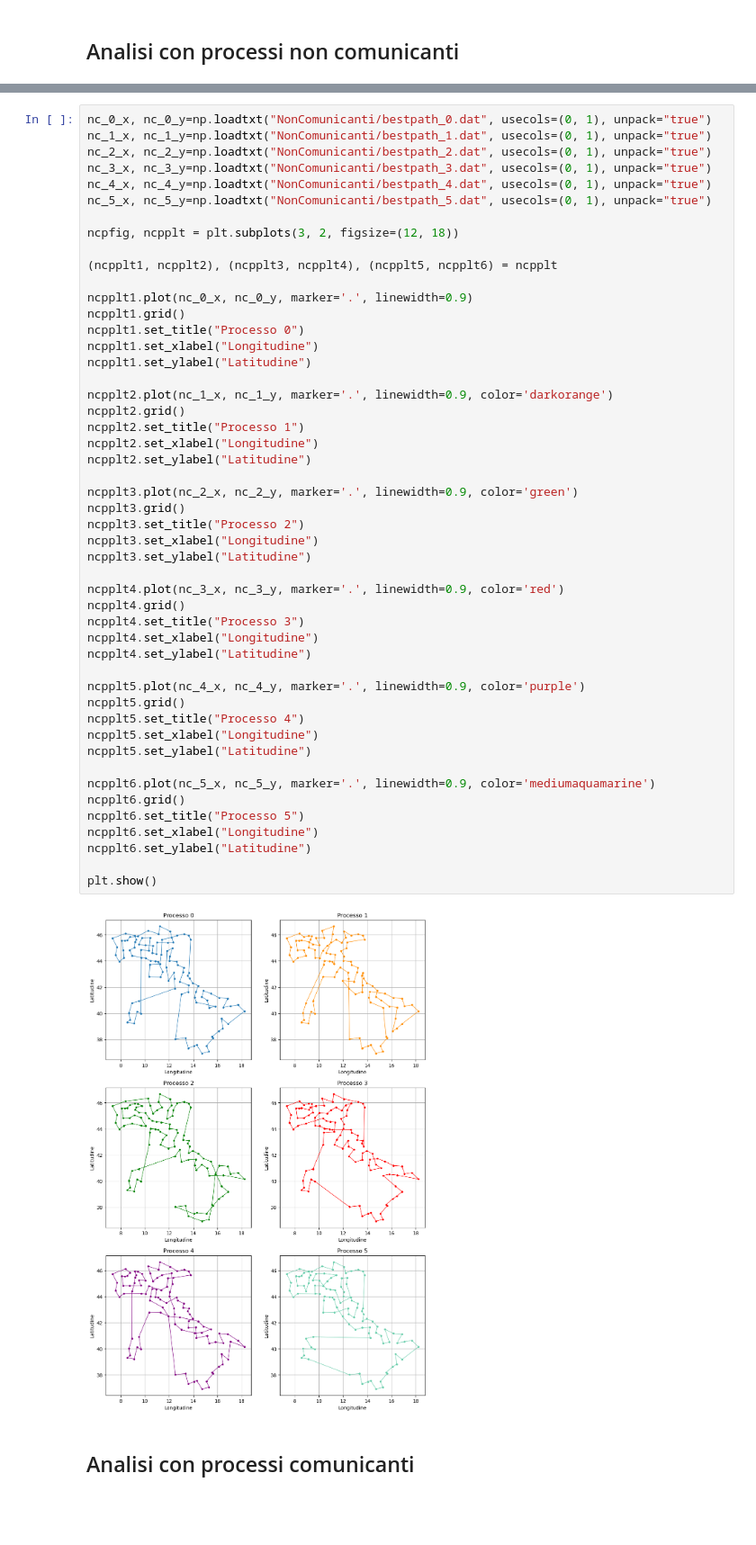
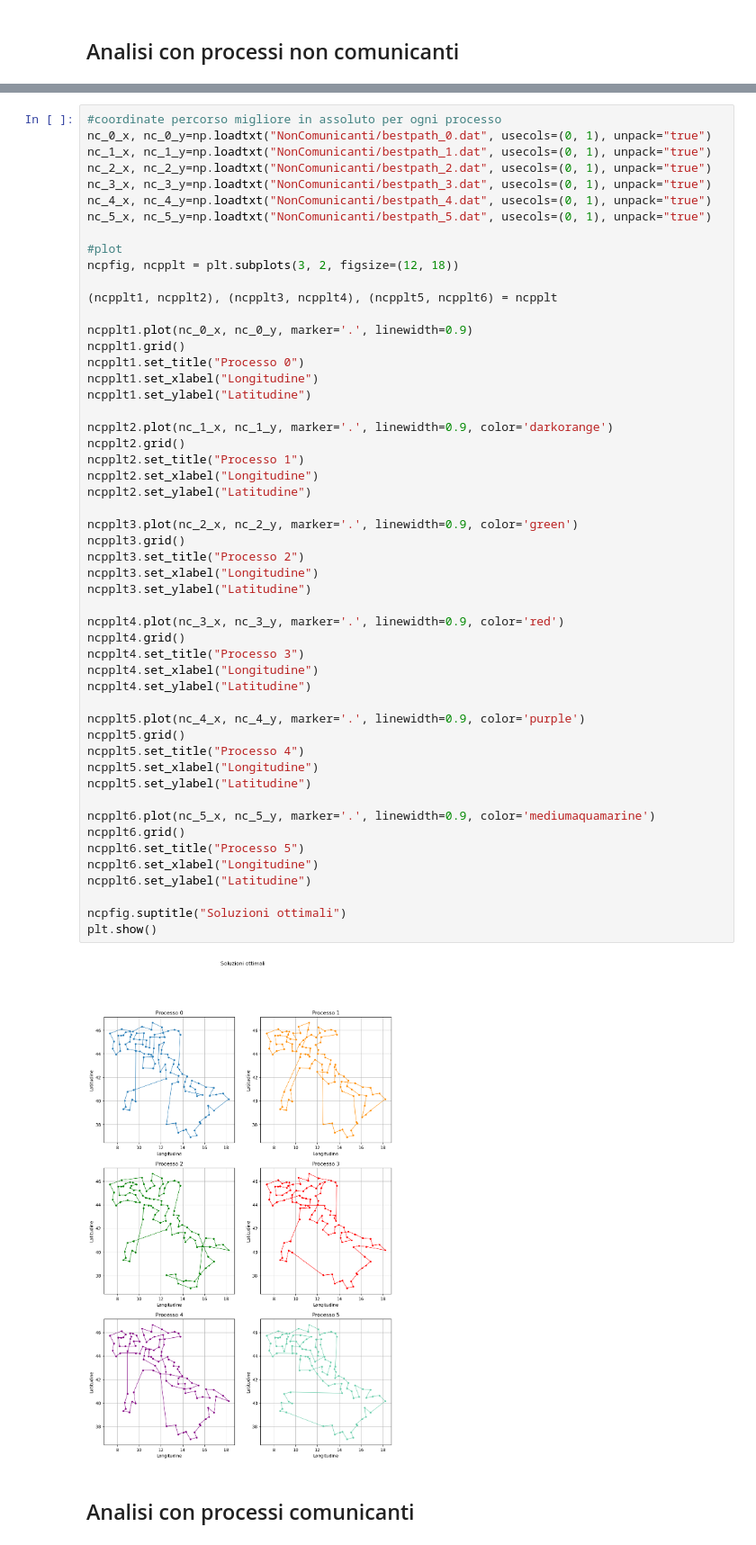
Before and after one commit to angela-bonato/LaboratorioSimulazioneNumerica, a Jupyter notebook: Es10/Esercitazione10.ipynb, the cells around one changed output, grey strips where cells are left out. Shown at 90% size. Drawn from its saved outputs; the diff is of its cells as text; blank space fills up the shorter version.

```diff
--- a/Es10/Esercitazione10.ipynb
+++ b/Es10/Esercitazione10.ipynb
@@ -62,4 +73,5 @@ plt.show()
 # %%
+#coordinate percorso migliore in assoluto per ogni processo
 nc_0_x, nc_0_y=np.loadtxt("NonComunicanti/bestpath_0.dat", usecols=(0, 1), unpack="true")
 nc_1_x, nc_1_y=np.loadtxt("NonComunicanti/bestpath_1.dat", usecols=(0, 1), unpack="true")
 nc_2_x, nc_2_y=np.loadtxt("NonComunicanti/bestpath_2.dat", usecols=(0, 1), unpack="true")
@@ -67,6 +79,7 @@ nc_3_x, nc_3_y=np.loadtxt("NonComunicanti/bestpath_3.dat", usecols=(0, 1), unpac
 nc_4_x, nc_4_y=np.loadtxt("NonComunicanti/bestpath_4.dat", usecols=(0, 1), unpack="true")
 nc_5_x, nc_5_y=np.loadtxt("NonComunicanti/bestpath_5.dat", usecols=(0, 1), unpack="true")
 
+#plot
 ncpfig, ncpplt = plt.subplots(3, 2, figsize=(12, 18))
 
 (ncpplt1, ncpplt2), (ncpplt3, ncpplt4), (ncpplt5, ncpplt6) = ncpplt
@@ -82,34 +95,35 @@ ncpplt2.grid()
 ncpplt2.set_title("Processo 1")
 ncpplt2.set_xlabel("Longitudine")
 ncpplt2.set_ylabel("Latitudine")
 
 ncpplt3.plot(nc_2_x, nc_2_y, marker='.', linewidth=0.9, color='green')
 ncpplt3.grid()
 ncpplt3.set_title("Processo 2")
 ncpplt3.set_xlabel("Longitudine")
 ncpplt3.set_ylabel("Latitudine")
 
 ncpplt4.plot(nc_3_x, nc_3_y, marker='.', linewidth=0.9, color='red')
 ncpplt4.grid()
 ncpplt4.set_title("Processo 3")
 ncpplt4.set_xlabel("Longitudine")
 ncpplt4.set_ylabel("Latitudine")
 
 ncpplt5.plot(nc_4_x, nc_4_y, marker='.', linewidth=0.9, color='purple')
 ncpplt5.grid()
 ncpplt5.set_title("Processo 4")
 ncpplt5.set_xlabel("Longitudine")
 ncpplt5.set_ylabel("Latitudine")
 
 ncpplt6.plot(nc_5_x, nc_5_y, marker='.', linewidth=0.9, color='mediumaquamarine')
 ncpplt6.grid()
 ncpplt6.set_title("Processo 5")
 ncpplt6.set_xlabel("Longitudine")
 ncpplt6.set_ylabel("Latitudine")
 
+ncpfig.suptitle("Soluzioni ottimali")
 plt.show()
 # %% [output]
-[figure, old version]
+[figure, new version]
 # %% [markdown]
 ## Analisi con processi comunicanti
 # %%
```
Also changed, not shown: parts of 10 cells of this notebook, 1 other file.
